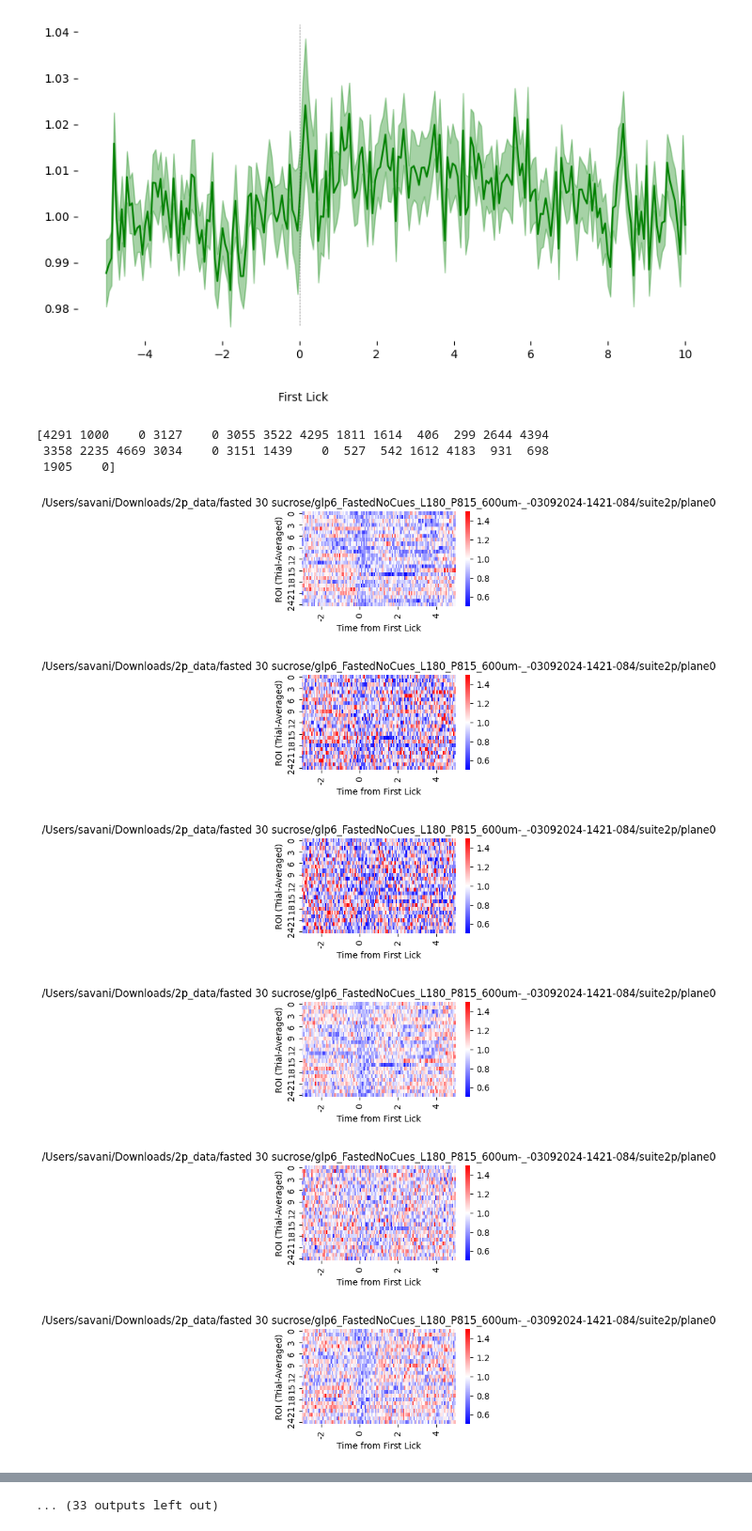
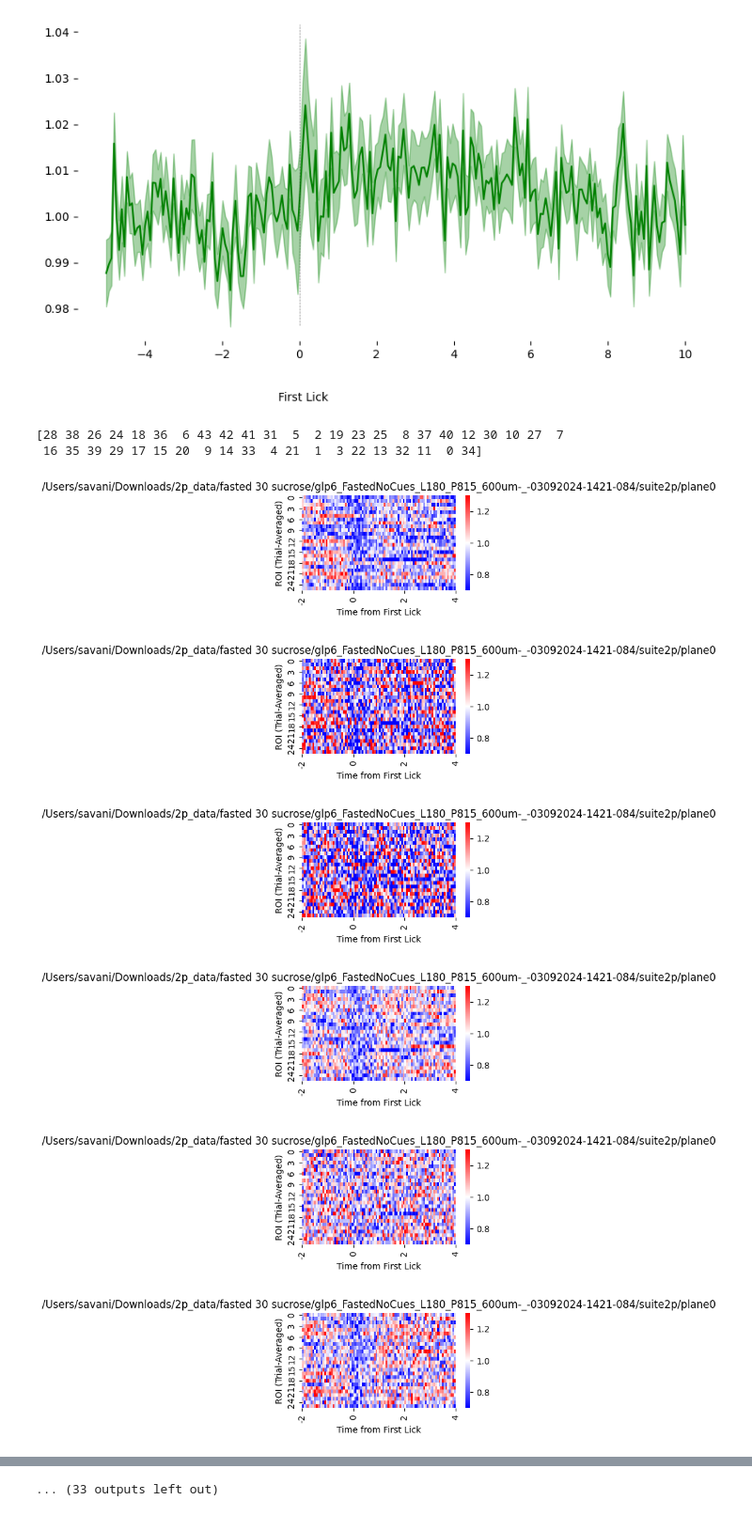
Before and after one commit to RohanSavani/PVN_GLP1R_2P, a Jupyter notebook: src/notebooks/single_rec_viz.ipynb, the cells around one changed output, grey strips where cells are left out. Shown at 94% size. Cells and saved outputs as stored; diff of their text form; code cells hidden in the pictures.

```diff
--- a/src/notebooks/single_rec_viz.ipynb
+++ b/src/notebooks/single_rec_viz.ipynb
@@ -199,42 +199,42 @@ f, iscell, ops = p2p.load_s2p_data(path)
 filt_f = p2p.filter_cells(f, iscell)
 filt_f_reshaped = p2p.reshape_data(filt_f)
 filt_f_norm = p2p.normalize_data(filt_f_reshaped)
 
 # Process behavior data
 bout_start, bout_end, bout_start_frames, bout_end_frames = behav.og_lickprocessing(matfile)
-print(bout_start)
 successful_trial_idx = [i for i, x in enumerate(bout_start) if (x > 0) & (x < 5000)]
 successful_bout_start_frames = bout_start_frames[successful_trial_idx]
 
 # Combine lick data with imaging data
 successful_filt_f = filt_f_norm[:, successful_trial_idx, :]
 filt_f_aligned = p2p.align_2p_to_licks(successful_filt_f, successful_bout_start_frames)
 
 # Get baseline data
 baseline_data = p2p.get_baseline_filt_f(successful_filt_f)
 
 # Average across trials
 avg_f = p2p.average_trials(filt_f_aligned)
 
 ascending_order = np.argsort(np.nanmean(avg_f[:, 75:105], axis=1))
+# ascending_order = [28, 19, 0]
 filt_f_ordered = filt_f_aligned[ascending_order,:, :]
+print(ascending_order)
 
 for cell in range(filt_f_ordered.shape[0]):
     fig, ax = plt.subplots(1, figsize=(4, 2))
-    sns.heatmap(filt_f_ordered[cell, :, :], ax = ax, vmin=0.5, vmax=1.5, cmap='bwr')
+    sns.heatmap(filt_f_ordered[cell, :, :], ax = ax, vmin=0.7, vmax=1.3, cmap='bwr')
     ax.set_xticks(np.arange(15, 255, 15)[::2])
     ax.set_xticklabels((np.arange(15, 255, 15)/15).astype(int)[::2]-5)
     ax.set_ylabel("ROI (Trial-Averaged)")
     ax.set_xlabel("Time from First Lick")
     ax.set_title(f"{path}")
-    ax.set_xlim(left = 30, right = 150)
+    ax.set_xlim(left = 45, right = 135)
 # %% [output]
-[4291 1000    0 3127    0 3055 3522 4295 1811 1614  406  299 2644 4394
- 3358 2235 4669 3034    0 3151 1439    0  527  542 1612 4183  931  698
- 1905    0]
+[28 38 26 24 18 36  6 43 42 41 31  5  2 19 23 25  8 37 40 12 30 10 27  7
+ 16 35 39 29 17 15 20  9 14 33  4 21  1  3 22 13 32 11  0 34]
-[figure, old version]
+[figure, new version]
-[figure, old version]
+[figure, new version]
-[figure, old version]
+[figure, new version]
-[figure, old version]
+[figure, new version]
-[figure, old version]
+[figure, new version]
-[figure, old version]
+[figure, new version]
```
Also changed, not shown: parts of 1 cell of this notebook, 2 other files.
